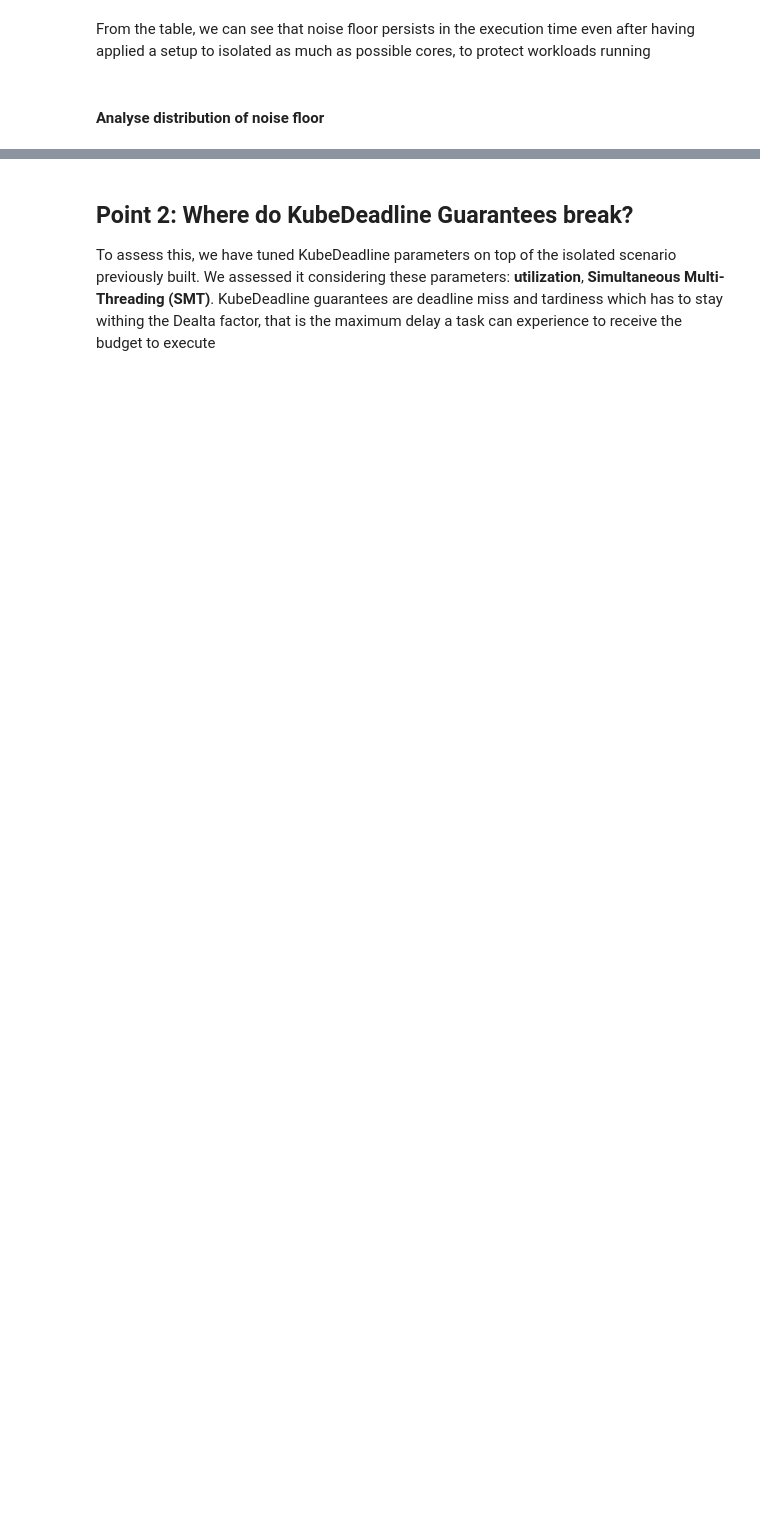
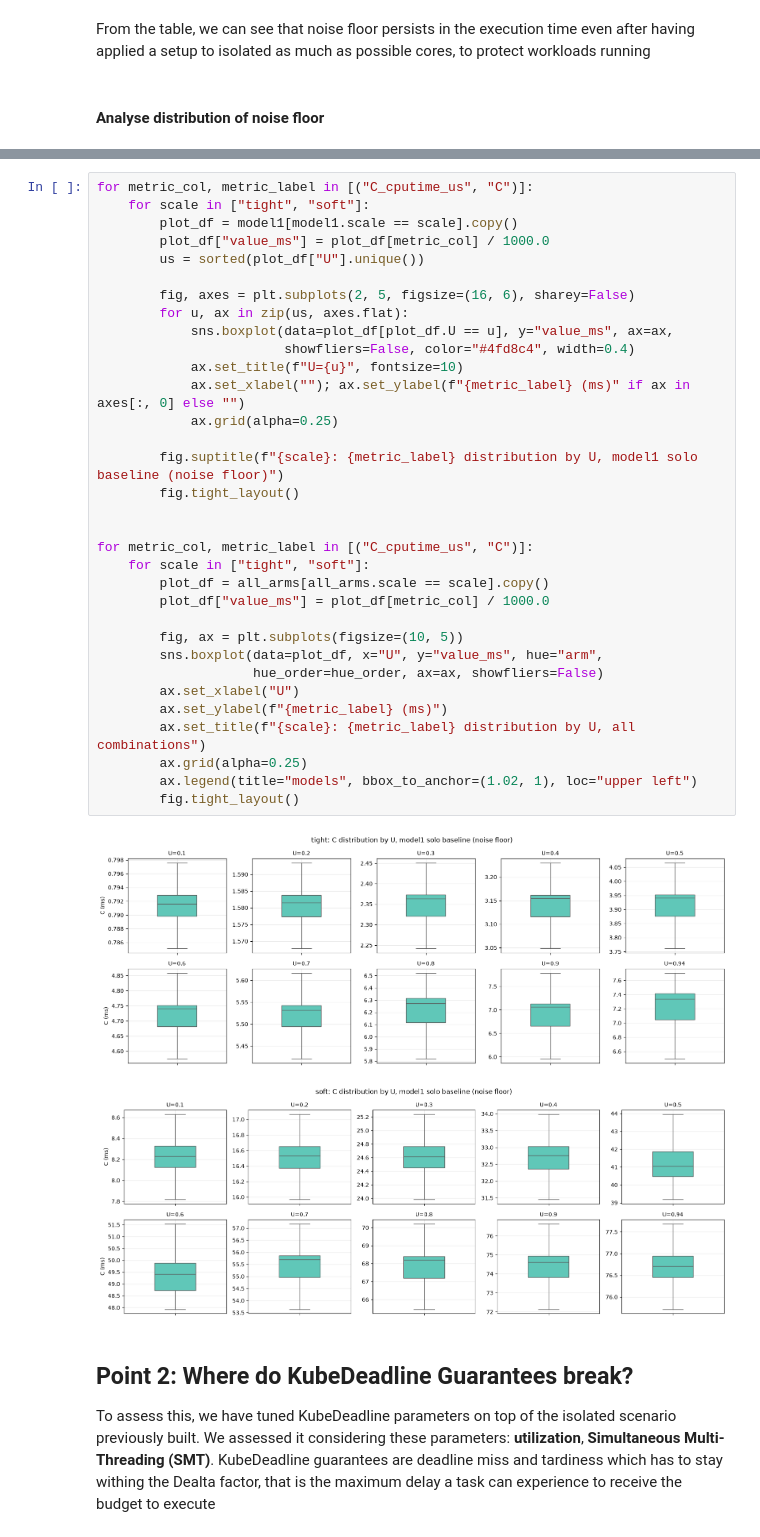
Before and after one commit to pippi2802/GraduationProject, a Jupyter notebook: research-questions/RQ1_final/analysis/analysis.ipynb, the cells around one changed output, grey strips where cells are left out. Drawn from its saved outputs; the diff is of its cells as text; blank space fills up the shorter version.

```diff
--- a/research-questions/RQ1_final/analysis/analysis.ipynb
+++ b/research-questions/RQ1_final/analysis/analysis.ipynb
@@ -202,3 +195,39 @@ fig.tight_layout()
+# %%
+for metric_col, metric_label in [("C_cputime_us", "C")]:
+    for scale in ["tight", "soft"]:
+        plot_df = model1[model1.scale == scale].copy()
+        plot_df["value_ms"] = plot_df[metric_col] / 1000.0
+        us = sorted(plot_df["U"].unique())
+
+        fig, axes = plt.subplots(2, 5, figsize=(16, 6), sharey=False)
+        for u, ax in zip(us, axes.flat):
+            sns.boxplot(data=plot_df[plot_df.U == u], y="value_ms", ax=ax,
+                        showfliers=False, color="#4fd8c4", width=0.4)
+            ax.set_title(f"U={u}", fontsize=10)
+            ax.set_xlabel(""); ax.set_ylabel(f"{metric_label} (ms)" if ax in axes[:, 0] else "")
+            ax.grid(alpha=0.25)
+
+        fig.suptitle(f"{scale}: {metric_label} distribution by U, model1 solo baseline (noise floor)")
+        fig.tight_layout()
+
+
+for metric_col, metric_label in [("C_cputime_us", "C")]:
+    for scale in ["tight", "soft"]:
+        plot_df = all_arms[all_arms.scale == scale].copy()
+        plot_df["value_ms"] = plot_df[metric_col] / 1000.0
+
+        fig, ax = plt.subplots(figsize=(10, 5))
+        sns.boxplot(data=plot_df, x="U", y="value_ms", hue="arm",
+                    hue_order=hue_order, ax=ax, showfliers=False)
+        ax.set_xlabel("U")
+        ax.set_ylabel(f"{metric_label} (ms)")
+        ax.set_title(f"{scale}: {metric_label} distribution by U, all combinations")
+        ax.grid(alpha=0.25)
+        ax.legend(title="models", bbox_to_anchor=(1.02, 1), loc="upper left")
+        fig.tight_layout()
+# %% [output]
+[figure, added]
+[figure, added]
 # %% [markdown]
 ## Point 2: Where do KubeDeadline Guarantees break?
 To assess this, we have tuned KubeDeadline parameters on top of the isolated scenario previously built.
```
Also changed, not shown: parts of 24 cells of this notebook, 14 other files.
